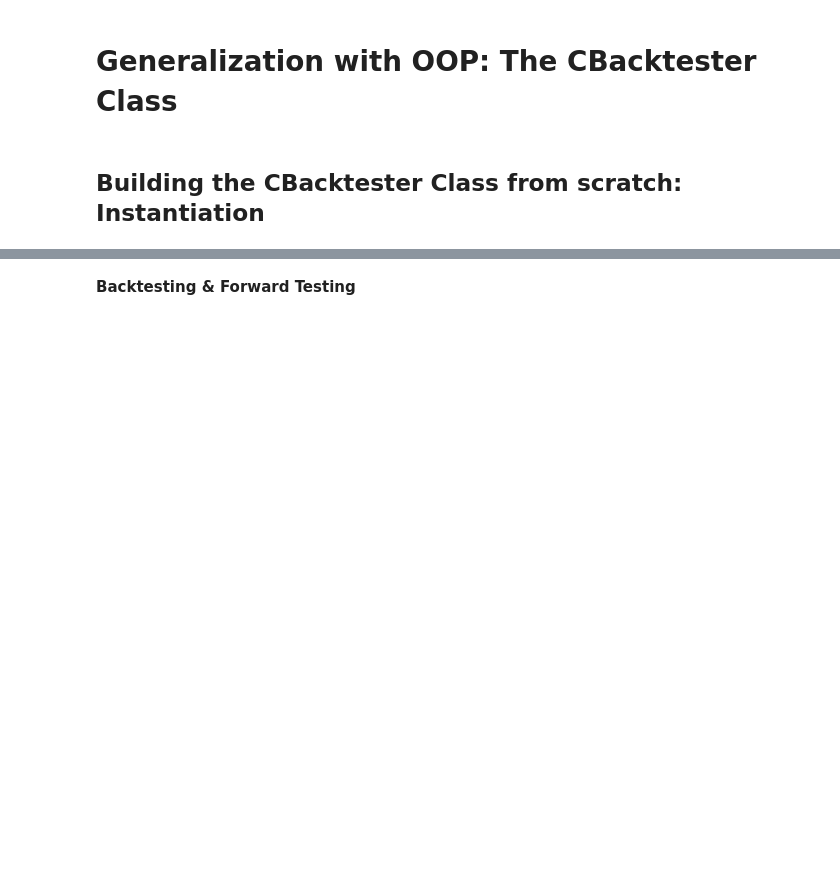
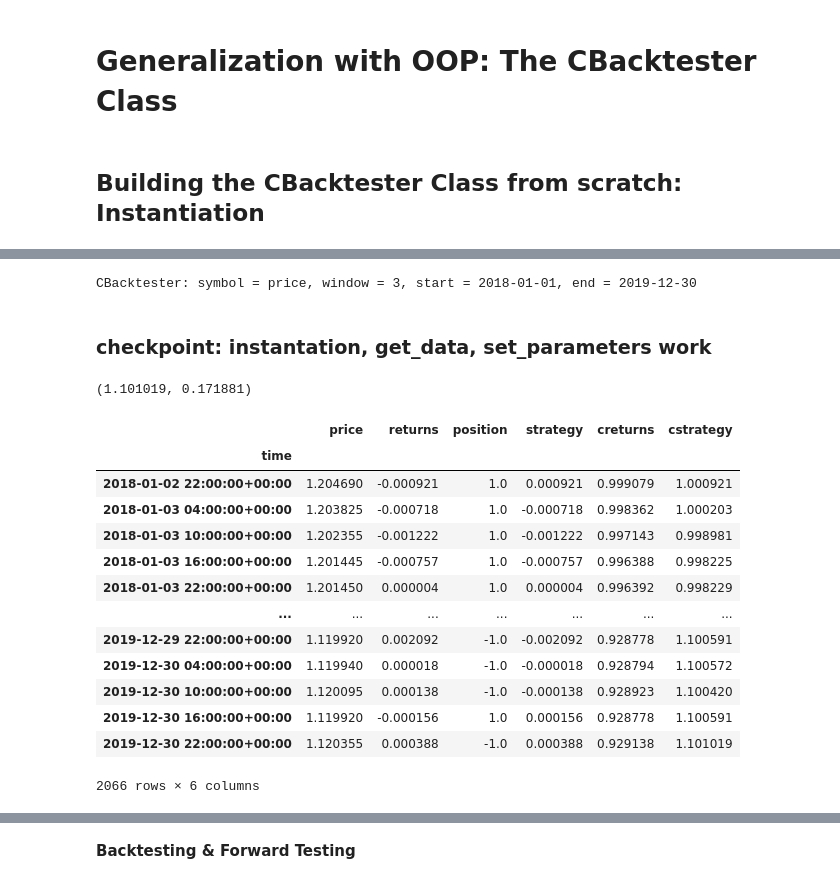
Before and after one commit to pianofreq/udemy-hagmann-course-1, a Jupyter notebook: Part_3/CBacktester-RTM.ipynb, the cells around one changed output, grey strips where cells are left out. Drawn from its saved outputs; the diff is of its cells as text; code cells hidden in the pictures; blank space fills up the shorter version.

```diff
--- a/Part_3/CBacktester-RTM.ipynb
+++ b/Part_3/CBacktester-RTM.ipynb
@@ -145,0 +100,5 @@ tester.results_overview
+# %%
+insample = CBacktester("price", 3, "2018-01-01", "2019-12-30")
+insample
+# %% [output]
+CBacktester: symbol = price, window = 3, start = 2018-01-01, end = 2019-12-30
@@ -145,0 +109,2 @@ tester.results_overview
+# %% [markdown]
+### checkpoint: instantation, get_data, set_parameters work
@@ -145,0 +113,21 @@ tester.results_overview
+# %%
+insample.test_strategy()
+# %% [output]
+(1.101019, 0.171881)
+# %%
+insample.results
+# %% [output]
+|  | price | returns | position | strategy | creturns | cstrategy |
+| time |  |  |  |  |  |  |
+| 2018-01-02 22:00:00+00:00 | 1.204690 | -0.000921 | 1.0 | 0.000921 | 0.999079 | 1.000921 |
+| 2018-01-03 04:00:00+00:00 | 1.203825 | -0.000718 | 1.0 | -0.000718 | 0.998362 | 1.000203 |
+| 2018-01-03 10:00:00+00:00 | 1.202355 | -0.001222 | 1.0 | -0.001222 | 0.997143 | 0.998981 |
+| 2018-01-03 16:00:00+00:00 | 1.201445 | -0.000757 | 1.0 | -0.000757 | 0.996388 | 0.998225 |
+| 2018-01-03 22:00:00+00:00 | 1.201450 | 0.000004 | 1.0 | 0.000004 | 0.996392 | 0.998229 |
+| ... | ... | ... | ... | ... | ... | ... |
+| 2019-12-29 22:00:00+00:00 | 1.119920 | 0.002092 | -1.0 | -0.002092 | 0.928778 | 1.100591 |
+| 2019-12-30 04:00:00+00:00 | 1.119940 | 0.000018 | -1.0 | -0.000018 | 0.928794 | 1.100572 |
+| 2019-12-30 10:00:00+00:00 | 1.120095 | 0.000138 | -1.0 | -0.000138 | 0.928923 | 1.100420 |
+| 2019-12-30 16:00:00+00:00 | 1.119920 | -0.000156 | 1.0 | 0.000156 | 0.928778 | 1.100591 |
+| 2019-12-30 22:00:00+00:00 | 1.120355 | 0.000388 | -1.0 | 0.000388 | 0.929138 | 1.101019 |
+2066 rows × 6 columns
```
Also changed, not shown: parts of 9 cells of this notebook.
